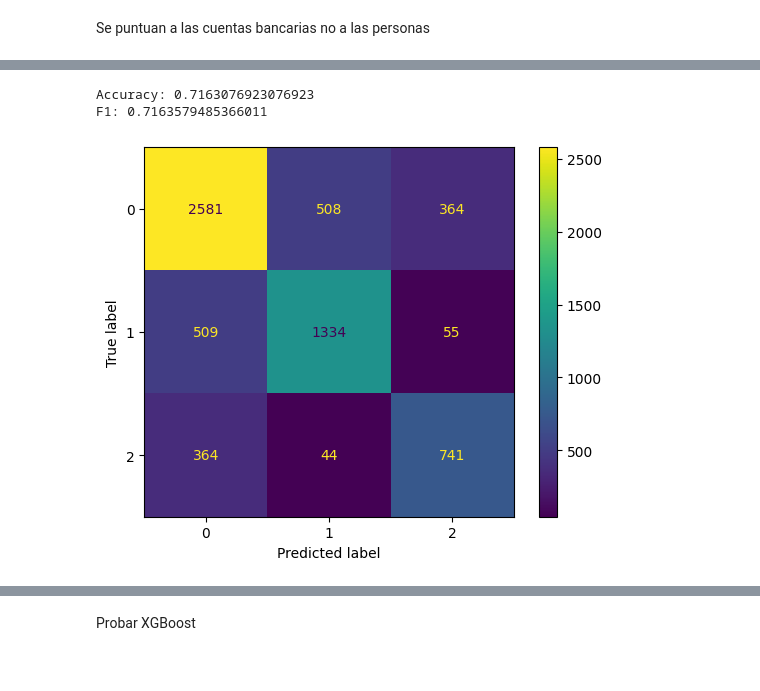
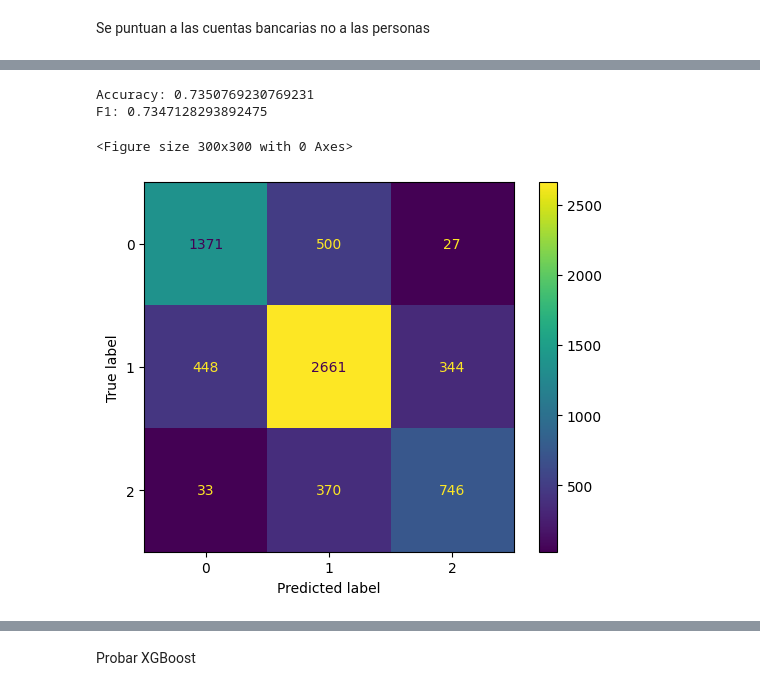
Before and after one commit to Sergio3d/CD-Core, a Jupyter notebook: tema 4/practica4_actualizada.ipynb, the cells around one changed output, grey strips where cells are left out. Saved outputs shown, nothing was run; the diff lists cells and outputs as text; code cells hidden in the pictures.

```diff
--- a/tema 4/practica4_actualizada.ipynb
+++ b/tema 4/practica4_actualizada.ipynb
@@ -242,12 +256,0 @@ arbol = arbol.fit(X_train,y_train)
-# %%
-
-X_test = new_train_df[new_train_df.columns.drop('Credit_Score')][n_fit:]
-y_test = new_train_df['Credit_Score'][n_fit:]
-# X_test = X_test[X_test.columns.drop('Credit_Score')]
-data_pred = arbol.predict(X_test)
-
-evalua(y_test, data_pred)
-# %% [output]
-Accuracy: 0.7163076923076923
-F1: 0.7163579485366011
-[figure, removed]
@@ -254,2 +266,14 @@ F1: 0.7163579485366011
+# %%
+from sklearn.tree import DecisionTreeClassifier
+
+arbol = DecisionTreeClassifier()
+arbol = arbol.fit(X_train,y_train)
+data_pred = arbol.predict(X_test)
+evalua(y_test, data_pred)
+# %% [output]
+Accuracy: 0.7350769230769231
+F1: 0.7347128293892475
+<Figure size 300x300 with 0 Axes>
+[figure, added]
 # %%
 from sklearn.neighbors import KNeighborsClassifier
```
Also changed, not shown: parts of 11 cells of this notebook.
